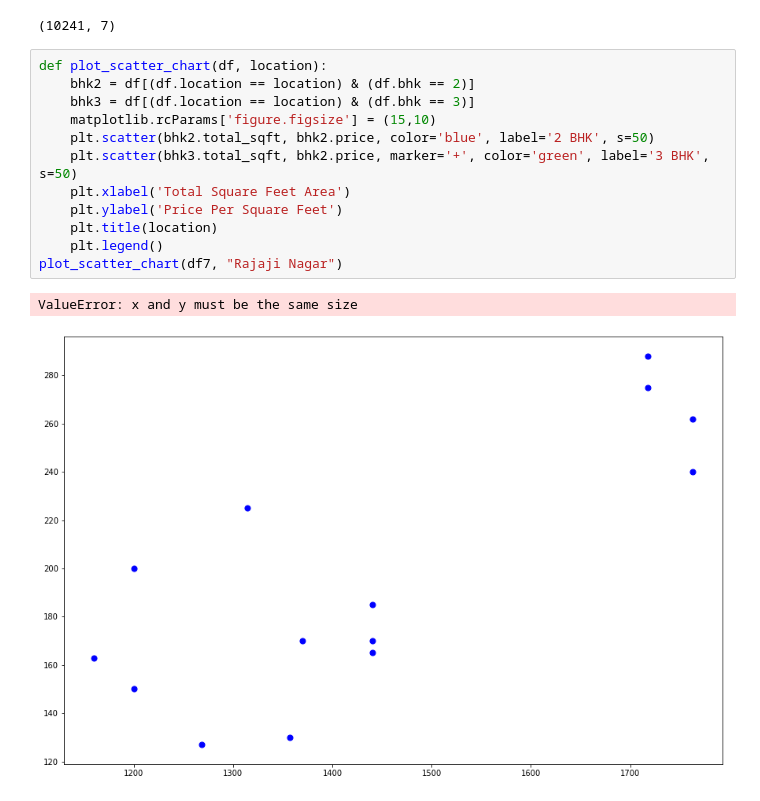
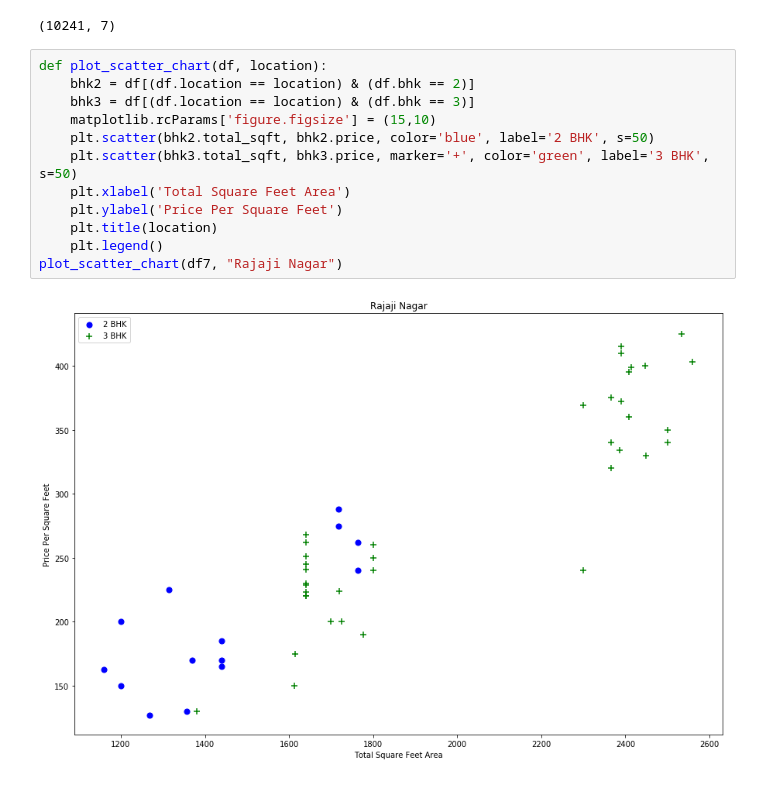
Before and after one commit to SiddarthSamdani/House-Price-Prediction, a Jupyter notebook: House Price Prediction.ipynb, the cells around one changed output. Drawn from its saved outputs; the diff is of its cells as text.

```diff
--- a/House Price Prediction.ipynb
+++ b/House Price Prediction.ipynb
@@ -334,15 +334,14 @@ df7.shape
 # %%
 def plot_scatter_chart(df, location):
     bhk2 = df[(df.location == location) & (df.bhk == 2)]
     bhk3 = df[(df.location == location) & (df.bhk == 3)]
     matplotlib.rcParams['figure.figsize'] = (15,10)
     plt.scatter(bhk2.total_sqft, bhk2.price, color='blue', label='2 BHK', s=50)
-    plt.scatter(bhk3.total_sqft, bhk2.price, marker='+', color='green', label='3 BHK', s=50)
+    plt.scatter(bhk3.total_sqft, bhk3.price, marker='+', color='green', label='3 BHK', s=50)
     plt.xlabel('Total Square Feet Area')
     plt.ylabel('Price Per Square Feet')
     plt.title(location)
     plt.legend()
 plot_scatter_chart(df7, "Rajaji Nagar")
 # %% [output]
-ValueError: x and y must be the same size
-[figure, old version]
+[figure, new version]
```
Also changed, not shown: parts of 12 cells of this notebook.
